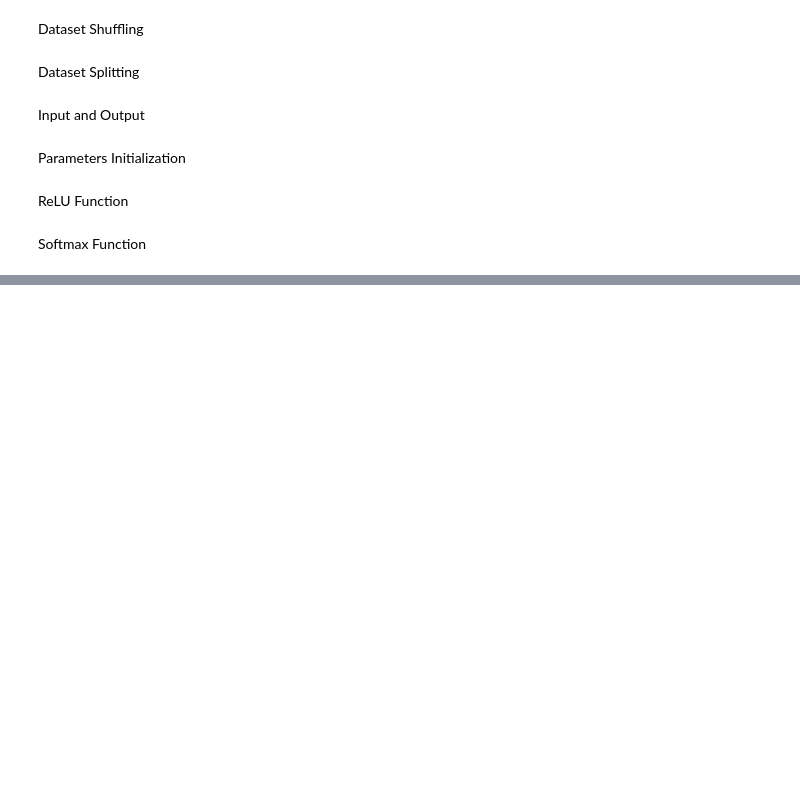
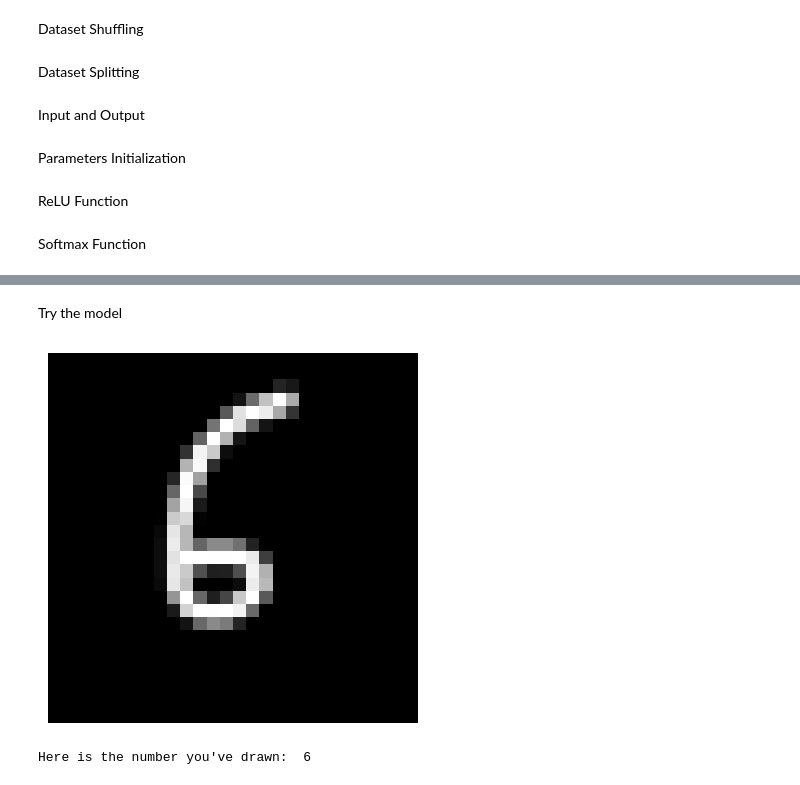
Before and after one commit to zikouS1/MNIST-Handwritten-Digit-Classification, a Jupyter notebook: notebook.ipynb, the cells around one changed output, grey strips where cells are left out. Cells and saved outputs as stored; diff of their text form; code cells hidden in the pictures; blank space fills up the shorter version.

```diff
--- a/notebook.ipynb
+++ b/notebook.ipynb
@@ -60,13 +55,21 @@ def params_init():
+# %%
+def params_init():
+    W1 = np.random.normal(size=(10, 784)) * np.sqrt(1./(784))
+    b1 = np.random.normal(size=(10, 1)) * np.sqrt(1./10)
+    W2 = np.random.normal(size=(10, 10)) * np.sqrt(1./20)
+    b2 = np.random.normal(size=(10, 1)) * np.sqrt(1./(784))
+    return W1, b1, W2, b2
 # %% [markdown]
 ReLU Function
 # %%
-def Relu(Z):
+def ReLU(Z):
     return np.maximum(Z,0)
 
-def Relu_deriv(Z):
+def ReLU_derivative(Z):
     return Z>0
 # %% [markdown]
 Softmax Function
 # %%
 def softmax(Z):
-    return np.exp(Z)/np.sum(np.exp(Z))
+    Z -= np.max(Z)
+    return np.exp(Z)/sum(np.exp(Z))
@@ -72,0 +136,2 @@ def softmax(Z):
+# %%
+W1, b1, W2, b2 = gradient_descent(X_train, Y_train, 0.2, 5000)
@@ -72,0 +156,63 @@ def softmax(Z):
+# %% [markdown]
+Try the model
+# %%
+import tkinter as tk
+import numpy as np
+from PIL import Image, ImageDraw
+import matplotlib.pyplot as plt
+
+drawn_image = None
+root = None
+
+def preprocess_and_flatten():
+    resized_image = drawn_image.resize((28, 28)).convert("L")
+    flattened_image = np.array(resized_image).flatten()[:, np.newaxis]
+    flattened_image = (255 - flattened_image) / 255.0
+    return flattened_image
+
+def submit_and_exit():
+    global X, root
+    flattened_image = preprocess_and_flatten()
+    X = flattened_image
+    root.destroy()
+
+def draw_and_print_vector():
+    def on_mouse_down(event):
+        x1, y1 = (event.x - 8), (event.y - 8)
+        x2, y2 = (event.x + 8), (event.y + 8)
+        canvas.create_oval(x1, y1, x2, y2, fill="black", width=5)
+        drawn_image_draw.ellipse([x1, y1, x2, y2], fill="black")
+
+    global drawn_image, root
+    root = tk.Tk()
+    root.title("Draw a Number")
+
+    canvas = tk.Canvas(root, width=300, height=300, bg="white")
+    canvas.pack()
+
+    drawn_image = Image.new("L", (300, 300), "white")
+    drawn_image_draw = ImageDraw.Draw(drawn_image)
+
+    canvas.bind("<B1-Motion>", on_mouse_down)
+
+    submit_button = tk.Button(root, text="Submit", command=submit_and_exit)
+    submit_button.pack()
+
+    root.mainloop()
+
+
+draw_and_print_vector()
+
+X_reshaped = X.reshape(28, 28)*255
+plt.imshow(X_reshaped, cmap='gray')
+plt.axis('off')
+plt.show()
+
+
+_, _, _, A2 = forward_propagation(X, W1, b1, W2, b2)
+predictions = get_predictions(A2)
+prediction = predictions[0]
+print("Here is the number you've drawn: " ,str(prediction))
+# %% [output]
+[figure, added]
+Here is the number you've drawn:  6
```
Also changed, not shown: parts of 8 cells of this notebook.
